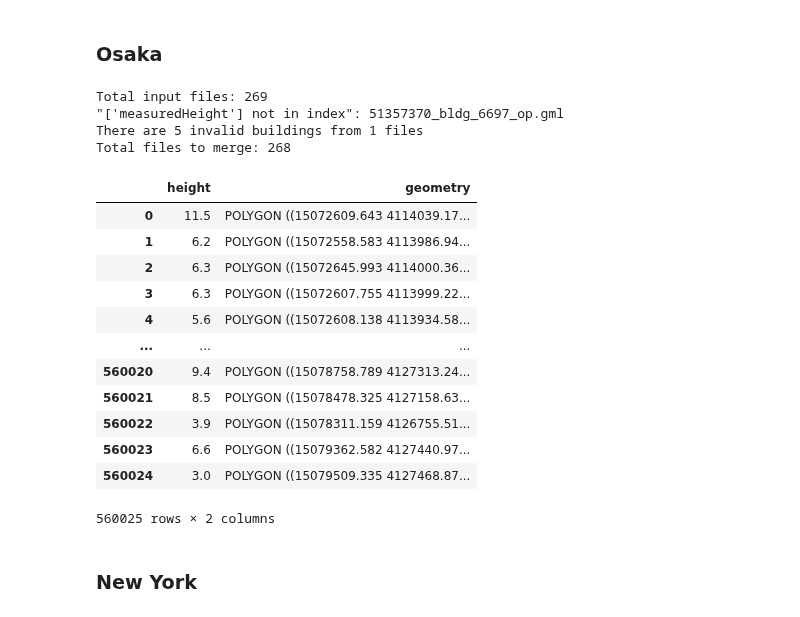
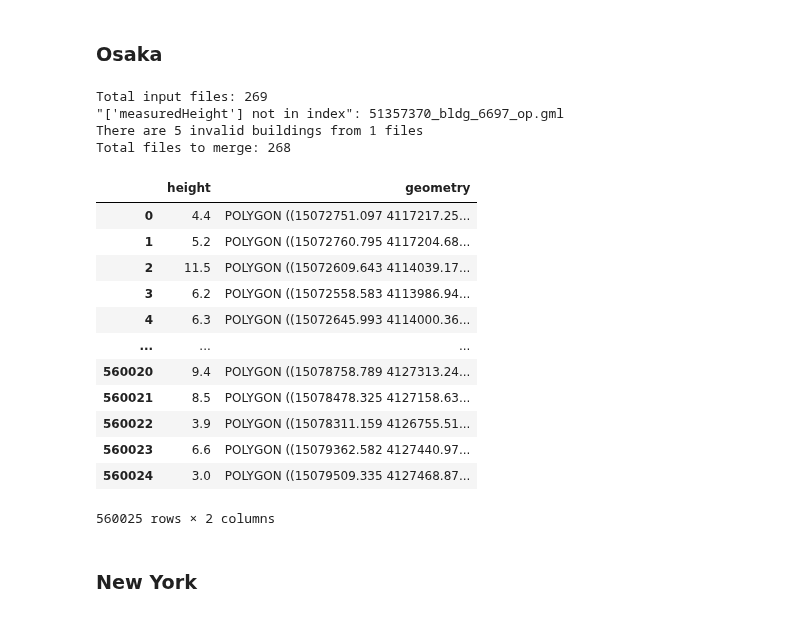
Before and after one commit to LQCHAN022/UMP-estimation, a Jupyter notebook: data_pipeline.ipynb, the cells around one changed output. Cells and saved outputs as stored; diff of their text form; code cells hidden in the pictures.

```diff
--- a/data_pipeline.ipynb
+++ b/data_pipeline.ipynb
@@ -92,6 +92,9 @@ def xml_extract_gdf(in_path,
     height_series = pd.DataFrame(buildings_height, columns= ["height"])
 
     gdf = gpd.GeoDataFrame(data= height_series, geometry= geometry)
+
+    # Remove the NaN values
+    gdf = gdf.dropna().reset_index(drop= True)
     return gdf
 
 def gml_to_feather(in_path, out_path, mode= None, log_name= "gml_convert", src_crs= "EPSG:6668", tgt_crs= "EPSG:3857", force_manual= False):
@@ -107,18 +110,18 @@ def gml_to_feather(in_path, out_path, mode= None, log_name= "gml_convert", src_c
     - src_crs: Source projection\n
     - tgt_crs: Target projection\n
     """
+    # Extracts features
+    with fiona.open(in_path, 'r') as src:
+        features = list(src)
+
+    # Converts and places it in geopandas format
+    # There seems to be some gml files without the measured height column, will try to log those files in
+    gdf = gpd.GeoDataFrame.from_features(features)
     try:
         # Goes to manual extraction if flag is True
         # Hacky but it works
         if force_manual:
             raise
-        # Extracts features
-        with fiona.open(in_path, 'r') as src:
-            features = list(src)
-
-        # Converts and places it in geopandas format
-        # There seems to be some gml files without the measured height column, will try to log those files in
-        gdf = gpd.GeoDataFrame.from_features(features)
         gdf = gdf[['measuredHeight', 'geometry']]
         gdf.rename(columns={'measuredHeight':'height'}, inplace= True)
 
@@ -249,20 +228,20 @@ Total files to merge: 28
 ### Osaka
 # %%
 in_dir = "data/osaka/udx/bldg"
-out_path = "data/osaka/osaka_full_2.feather"
+out_path = "data/osaka/osaka_fixed.feather"
 
 batch_gml_to_feather(in_dir, out_path, mode= "o", log_name= "osaka")
 # %% [output]
 Total input files: 269
 "['measuredHeight'] not in index": 51357370_bldg_6697_op.gml
 There are 5 invalid buildings from 1 files
 Total files to merge: 268
 |  | height | geometry |
-| 0 | 11.5 | POLYGON ((15072609.643 4114039.17... |
-| 1 | 6.2 | POLYGON ((15072558.583 4113986.94... |
-| 2 | 6.3 | POLYGON ((15072645.993 4114000.36... |
-| 3 | 6.3 | POLYGON ((15072607.755 4113999.22... |
-| 4 | 5.6 | POLYGON ((15072608.138 4113934.58... |
+| 0 | 4.4 | POLYGON ((15072751.097 4117217.25... |
+| 1 | 5.2 | POLYGON ((15072760.795 4117204.68... |
+| 2 | 11.5 | POLYGON ((15072609.643 4114039.17... |
+| 3 | 6.2 | POLYGON ((15072558.583 4113986.94... |
+| 4 | 6.3 | POLYGON ((15072645.993 4114000.36... |
 | ... | ... | ... |
 | 560020 | 9.4 | POLYGON ((15078758.789 4127313.24... |
 | 560021 | 8.5 | POLYGON ((15078478.325 4127158.63... |
```
Also changed, not shown: parts of 7 cells of this notebook.
